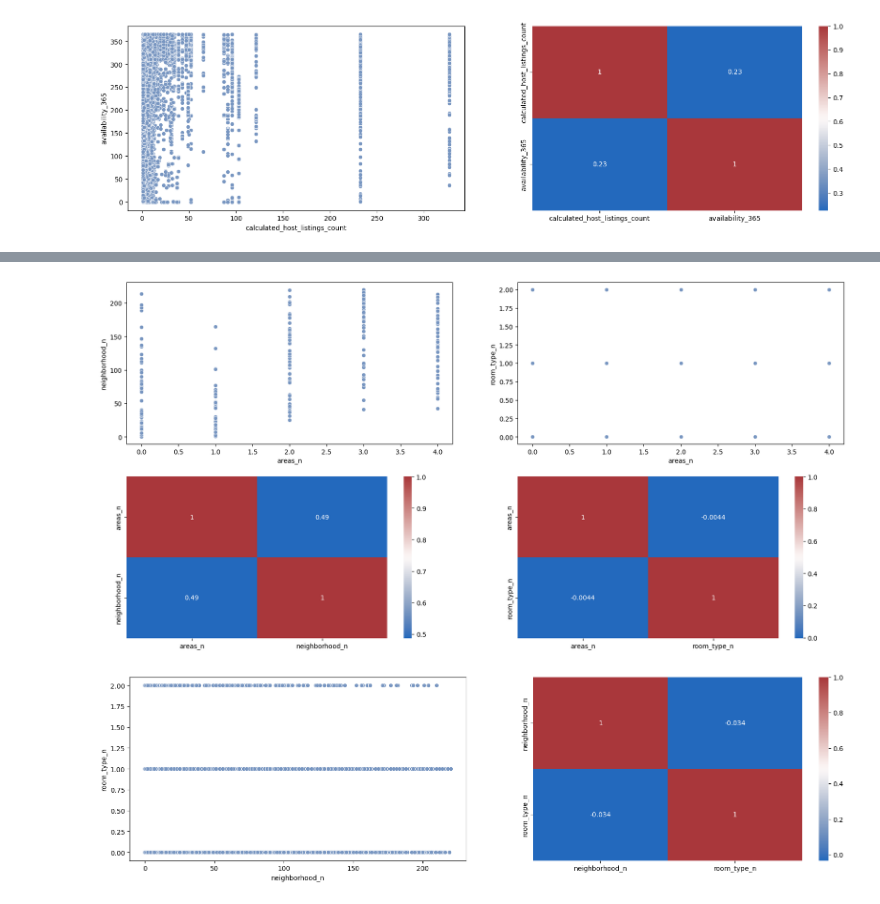
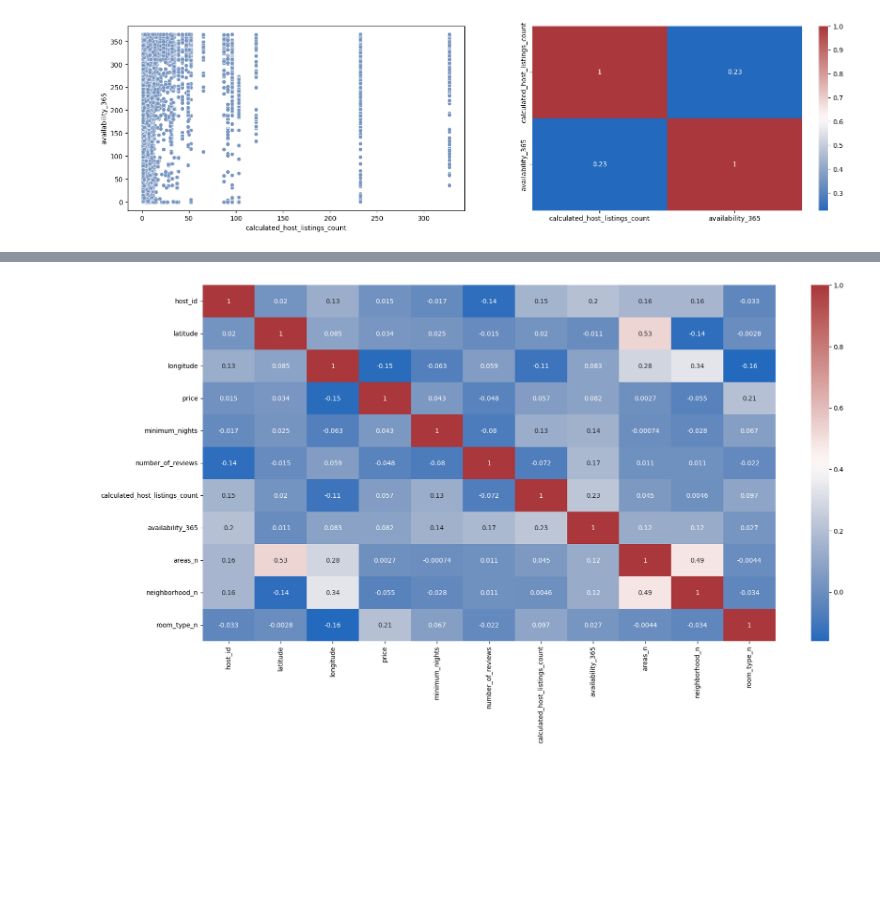
Before and after one commit to fevc08/new_york_city_airbnb_eda, a Jupyter notebook: src/explore.ipynb, the cells around one changed output, grey strips where cells are left out. Drawn from its saved outputs; the diff is of its cells as text; code cells hidden in the pictures; blank space fills up the shorter version.

```diff
--- a/src/explore.ipynb
+++ b/src/explore.ipynb
@@ -275,28 +263,10 @@ plt.show()
-# %%
-# Relationship between 'areas' and 'neighborhood and 'room_type' factorized with a scatterplot and a heatmap
-fig, ax = plt.subplots(2, 2, figsize=(20, 10))
-
-# Scatterplot for 'areas_n' and 'neighborhood_n'
-sns.scatterplot(data = df_airbnb_ny, x = 'areas_n', y = 'neighborhood_n', ax=ax[0,0], color=colors[0])
-# Heatmap for 'areas_n' and 'neighborhood_n'
-sns.heatmap(data = df_airbnb_ny[['areas_n', 'neighborhood_n']].corr(), ax=ax[1,0], annot=True, cmap='vlag')
-# Scatterplot for 'areas_n' and 'room_type_n'
-sns.scatterplot(data = df_airbnb_ny, x = 'areas_n', y = 'room_type_n', ax=ax[0,1], color=colors[0])
-# Heatmap for 'areas_n' and 'room_type_n'
-sns.heatmap(data = df_airbnb_ny[['areas_n', 'room_type_n']].corr(), ax=ax[1,1], annot=True, cmap='vlag')
-
-plt.show()
-# %% [output]
-[figure, removed]
 # %%
-# Relationship between 'neighborhood' and 'room_type' factorized with a scatterplot and a heatmap
-fig, ax = plt.subplots(1, 2, figsize=(20, 5))
+# Relationship between all the variables with a heatmap
+fig, ax = plt.subplots(figsize=(20, 10))
 
-# Scatterplot for 'neighborhood_n' and 'room_type_n'
-sns.scatterplot(data = df_airbnb_ny, x = 'neighborhood_n', y = 'room_type_n', ax=ax[0], color=colors[0])
-# Heatmap for 'neighborhood_n' and 'room_type_n'
-sns.heatmap(data = df_airbnb_ny[['neighborhood_n', 'room_type_n']].corr(), ax=ax[1], annot=True, cmap='vlag')
+# Heatmap for all the variables
+sns.heatmap(data = df_airbnb_ny.corr(numeric_only = True), annot=True, cmap='vlag')
 
 plt.show()
 # %% [output]
-[figure, old version]
+[figure, new version]
```
Also changed, not shown: parts of 14 cells of this notebook, 5 other files.
